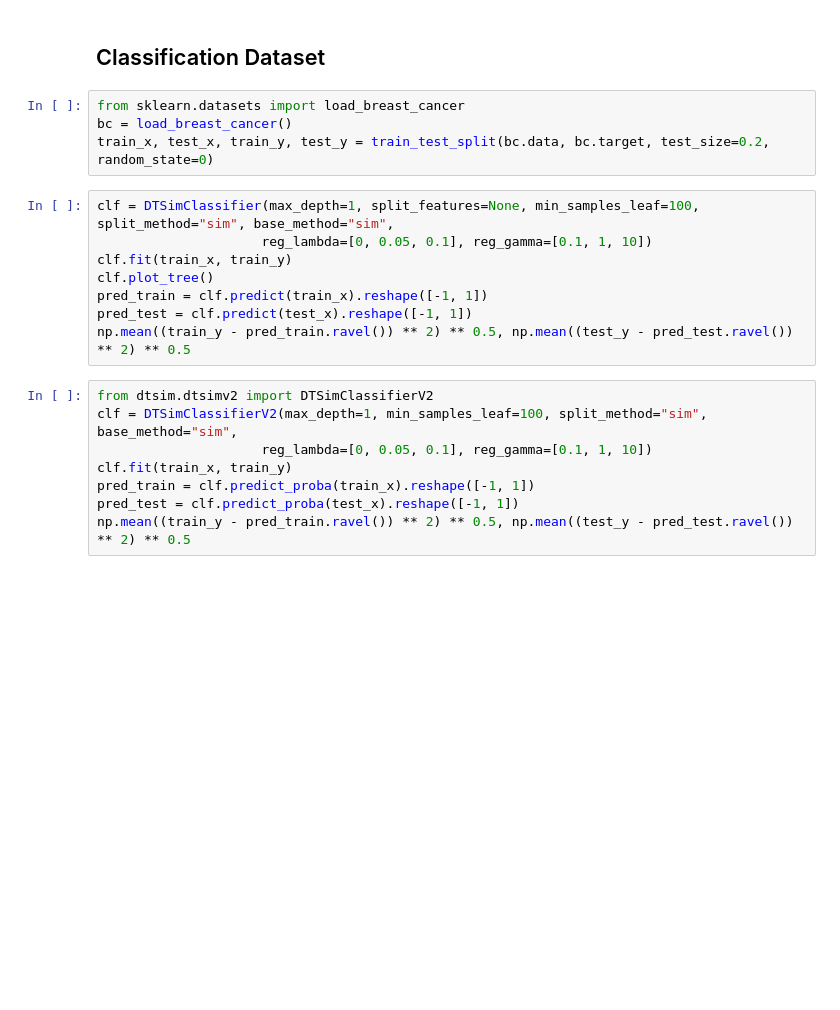
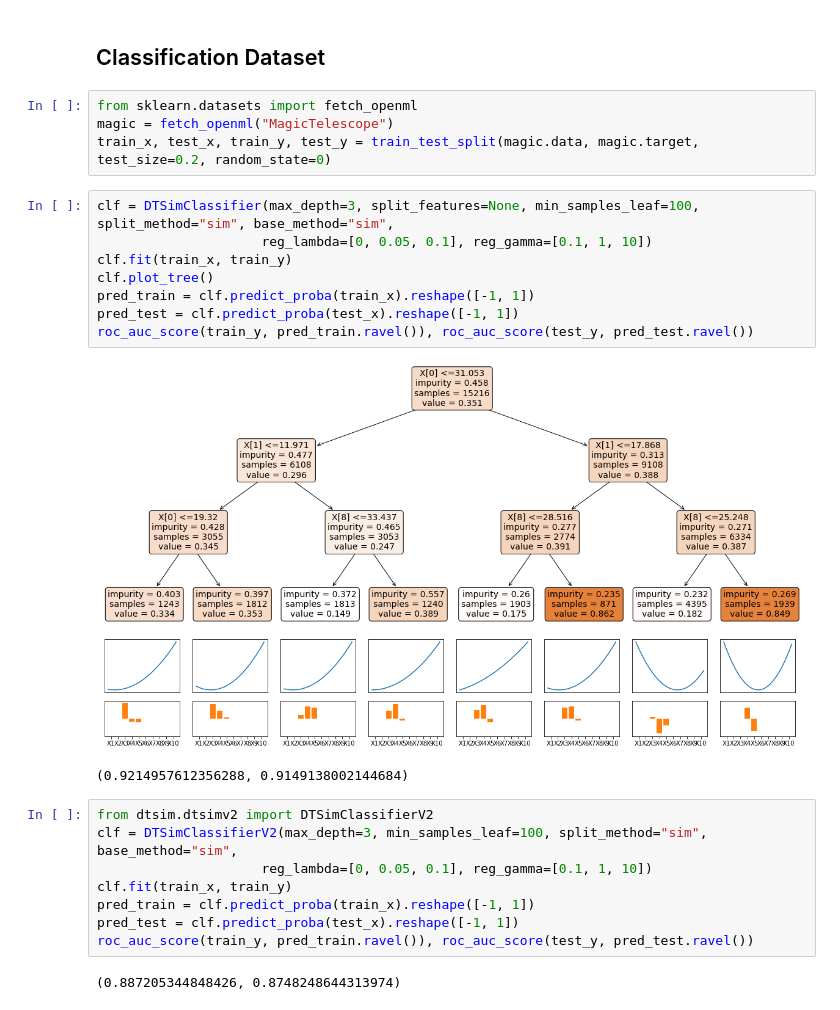
Before and after one commit to ZebinYang/SIMTree, a Jupyter notebook: examples/demo.ipynb, the cells around one changed output. Saved outputs shown, nothing was run; the diff lists cells and outputs as text; blank space fills up the shorter version.

```diff
--- a/examples/demo.ipynb
+++ b/examples/demo.ipynb
@@ -33,22 +36,27 @@ np.mean((train_y - pred_train.ravel()) ** 2) ** 0.5, np.mean((test_y - pred_test
 # %% [markdown]
 ## Classification Dataset
 # %%
-from sklearn.datasets import load_breast_cancer
-bc = load_breast_cancer()
-train_x, test_x, train_y, test_y = train_test_split(bc.data, bc.target, test_size=0.2, random_state=0)
+from sklearn.datasets import fetch_openml
+magic = fetch_openml("MagicTelescope")
+train_x, test_x, train_y, test_y = train_test_split(magic.data, magic.target, test_size=0.2, random_state=0)
 # %%
-clf = DTSimClassifier(max_depth=1, split_features=None, min_samples_leaf=100, split_method="sim", base_method="sim",
+clf = DTSimClassifier(max_depth=3, split_features=None, min_samples_leaf=100, split_method="sim", base_method="sim",
                      reg_lambda=[0, 0.05, 0.1], reg_gamma=[0.1, 1, 10])
 clf.fit(train_x, train_y)
 clf.plot_tree()
-pred_train = clf.predict(train_x).reshape([-1, 1])
-pred_test = clf.predict(test_x).reshape([-1, 1])
-np.mean((train_y - pred_train.ravel()) ** 2) ** 0.5, np.mean((test_y - pred_test.ravel()) ** 2) ** 0.5
+pred_train = clf.predict_proba(train_x).reshape([-1, 1])
+pred_test = clf.predict_proba(test_x).reshape([-1, 1])
+roc_auc_score(train_y, pred_train.ravel()), roc_auc_score(test_y, pred_test.ravel())
+# %% [output]
+[figure, added]
+(0.9214957612356288, 0.9149138002144684)
 # %%
 from dtsim.dtsimv2 import DTSimClassifierV2
-clf = DTSimClassifierV2(max_depth=1, min_samples_leaf=100, split_method="sim", base_method="sim",
+clf = DTSimClassifierV2(max_depth=3, min_samples_leaf=100, split_method="sim", base_method="sim",
                      reg_lambda=[0, 0.05, 0.1], reg_gamma=[0.1, 1, 10])
 clf.fit(train_x, train_y)
 pred_train = clf.predict_proba(train_x).reshape([-1, 1])
 pred_test = clf.predict_proba(test_x).reshape([-1, 1])
-np.mean((train_y - pred_train.ravel()) ** 2) ** 0.5, np.mean((test_y - pred_test.ravel()) ** 2) ** 0.5
+roc_auc_score(train_y, pred_train.ravel()), roc_auc_score(test_y, pred_test.ravel())
+# %% [output]
+(0.887205344848426, 0.8748248644313974)
```
Also changed, not shown: parts of 3 cells of this notebook, 1 other file.
